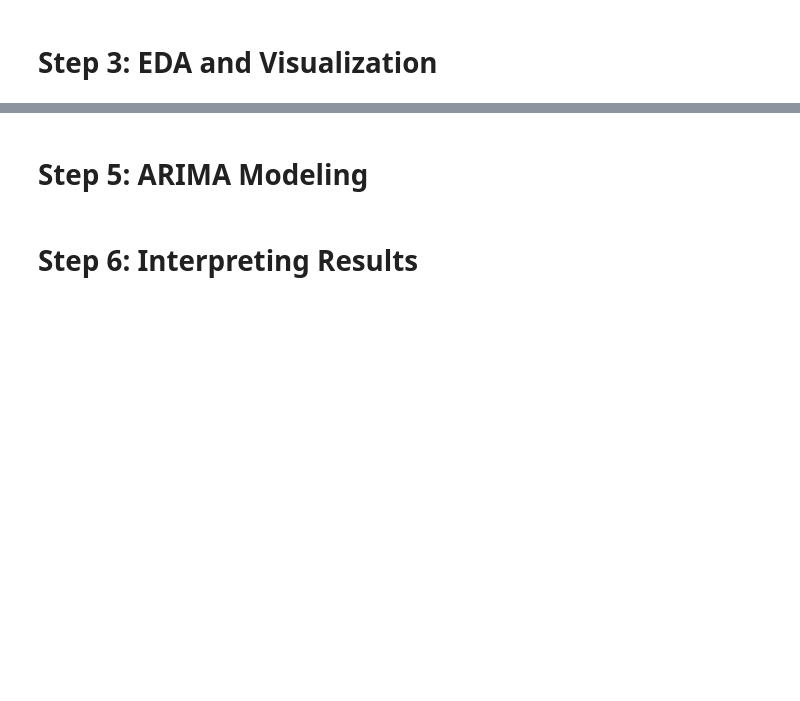
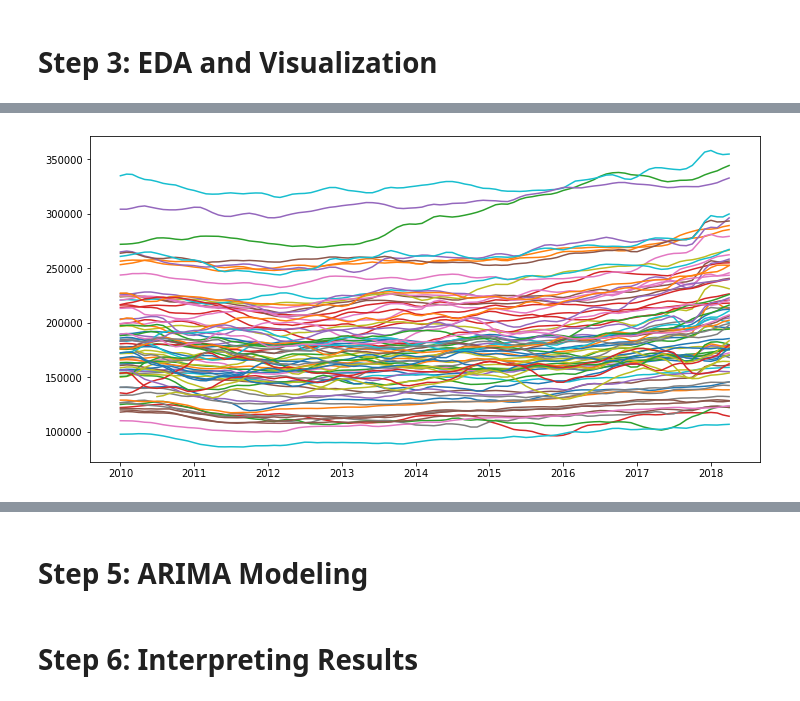
Before and after one commit to jirvingphd/dsc-mod-4-project-online-ds-ft-100719, a Jupyter notebook: mod_4_starter_notebook.ipynb, the cells around one changed output, grey strips where cells are left out. Saved outputs shown, nothing was run; the diff lists cells and outputs as text; code cells hidden in the pictures; blank space fills up the shorter version.

Commit message:
update project starter  before branching

```diff
--- a/mod_4_starter_notebook.ipynb
+++ b/mod_4_starter_notebook.ipynb
@@ -110,0 +88,4 @@ ValueError: ('Unknown string format:', 'RegionID')
+# %%
+df = ji.melt_data(df)
+df = ji.make_dateindex(df,index_col='Month',index_name='date')
+df
@@ -110,0 +117,7 @@ ValueError: ('Unknown string format:', 'RegionID')
+# %%
+## Picking a state
+state = 'NY'
+start_year = '2008'
+
+df_state = df.loc[df['State']==state].loc['2010':]
+df_state
@@ -110,0 +163,3 @@ ValueError: ('Unknown string format:', 'RegionID')
+# %%
+df_metro = df_state.loc[df_state['Metro']=='Albany']
+df_metro
@@ -128,0 +210,9 @@ def melt_data(df):
+# %%
+mpl.rcParams['figure.figsize']=12,6
+fig,ax=plt.subplots()
+for region in list(df_metro['RegionName'].unique()):
+    ax.plot(df_metro.groupby('RegionName').get_group(region)['MeanValue'],
+           label=region)
+# ax.legend()
+# %% [output]
+[figure, added]
```
Also changed, not shown: parts of 29 cells of this notebook, 2 other files.
